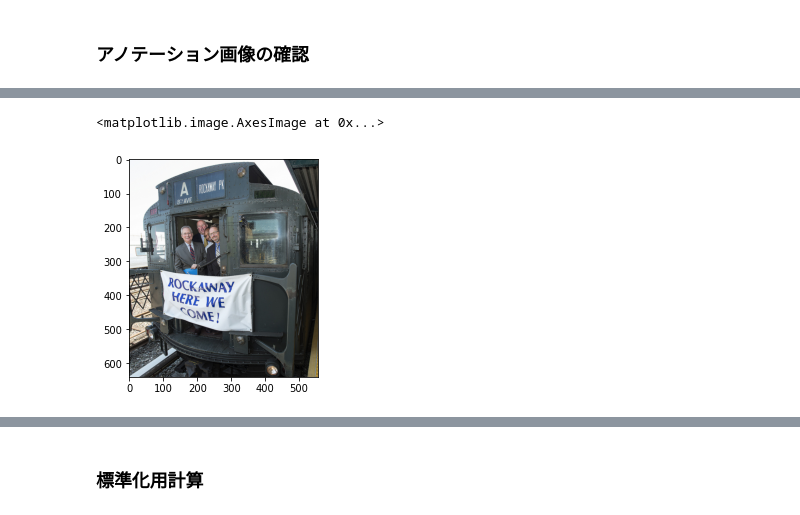
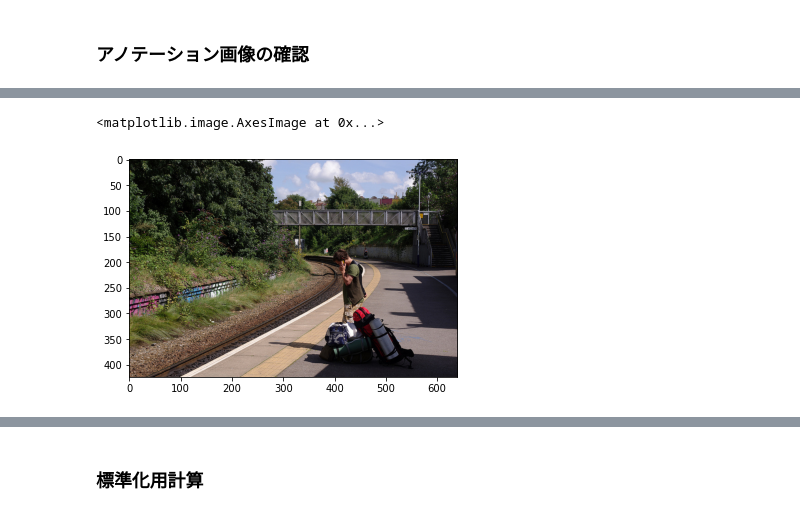
Before and after one commit to ALBERT-Inc/blog_ssap, a Jupyter notebook: notebooks/make_coco_dataset.ipynb, the cells around one changed output, grey strips where cells are left out. Saved outputs shown, nothing was run; the diff lists cells and outputs as text; code cells hidden in the pictures.

```diff
--- a/notebooks/make_coco_dataset.ipynb
+++ b/notebooks/make_coco_dataset.ipynb
@@ -44,6 +27,26 @@ ins_val_dir = data_dir + 'instace_val/'
+# %%
+year = "2014"
+# resize後のデータの一辺の大きさ.
+size_ = 224
+# %%
+# 元データのディレクトリ.
+ori_dir = '../data/%s%s/'%(data,year)
+
+# crop,resizeした画像とSegmentation maskを格納するディレクトリを作成.
+dir_ = '../data/resize/'
+
+# 学習データ
+data_dir = dir_ + '%s%s/'%(data, year)
+!mkdir -p $data_dir
+
+# 正解Semantic Segmenation
+seg_dir = dir_ + 'semantic_%s/'%(data)
+!mkdir -p $seg_dir
+
+# 正解Instance Segmenation
+ins_dir = dir_ + 'instance_%s/'%(data)
+!mkdir -p $ins_dir
 # %%
 # COCOアノテーションデータ
-dataDir ='./coco'
-dataType='val2014'
-annFile='%s/annotations/instances_%s.json'%(dataDir,dataType)
+annFile='../data/annotations/instances_%s%s.json'%(data, year)
 # %%
@@ -105,13 +92,8 @@ coco.showAnns(anns)
-# %%
-# get all images containing given categories, select one at random
-catIds = coco.getCatIds(catNms=['tie'])
-imgIds = coco.getImgIds(catIds=catIds);
-img = coco.loadImgs(imgIds[np.random.randint(0,len(imgIds))])[0]
 # %%
 # load and display image
-I = Image.open(data_val_dir + img['file_name'])
+I = Image.open(ori_dir + img['file_name'])
 plt.figure()
 plt.imshow(I)
 # %% [output]
 <matplotlib.image.AxesImage at 0x...>
-[figure, old version]
+[figure, new version]
```
Also changed, not shown: parts of 21 cells of this notebook, 7 other files.
